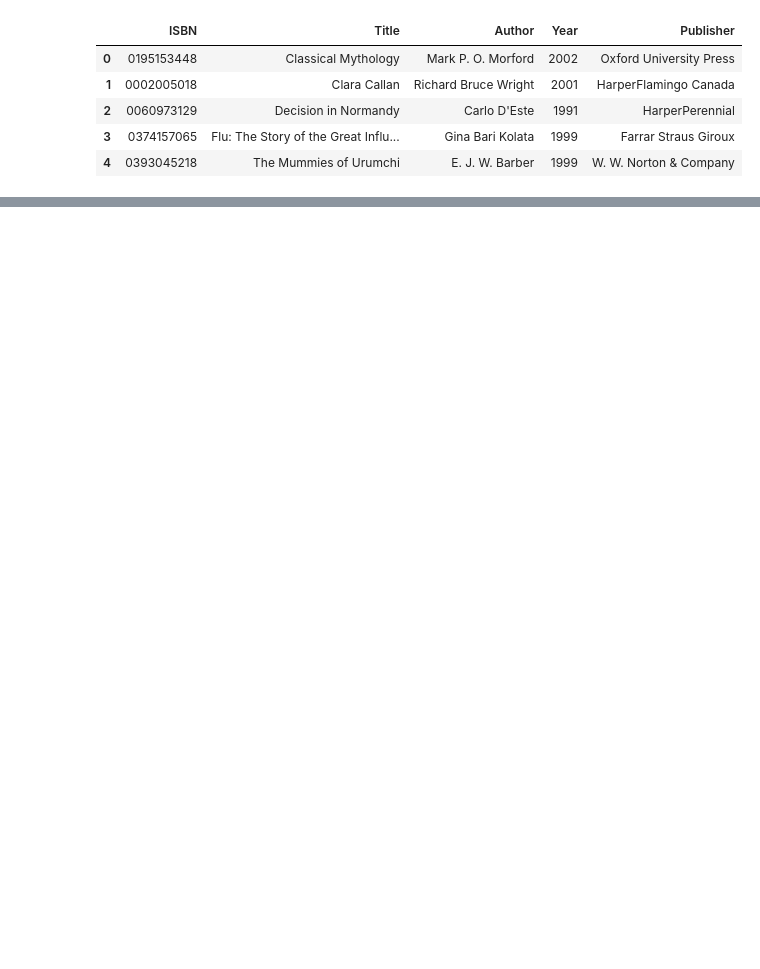
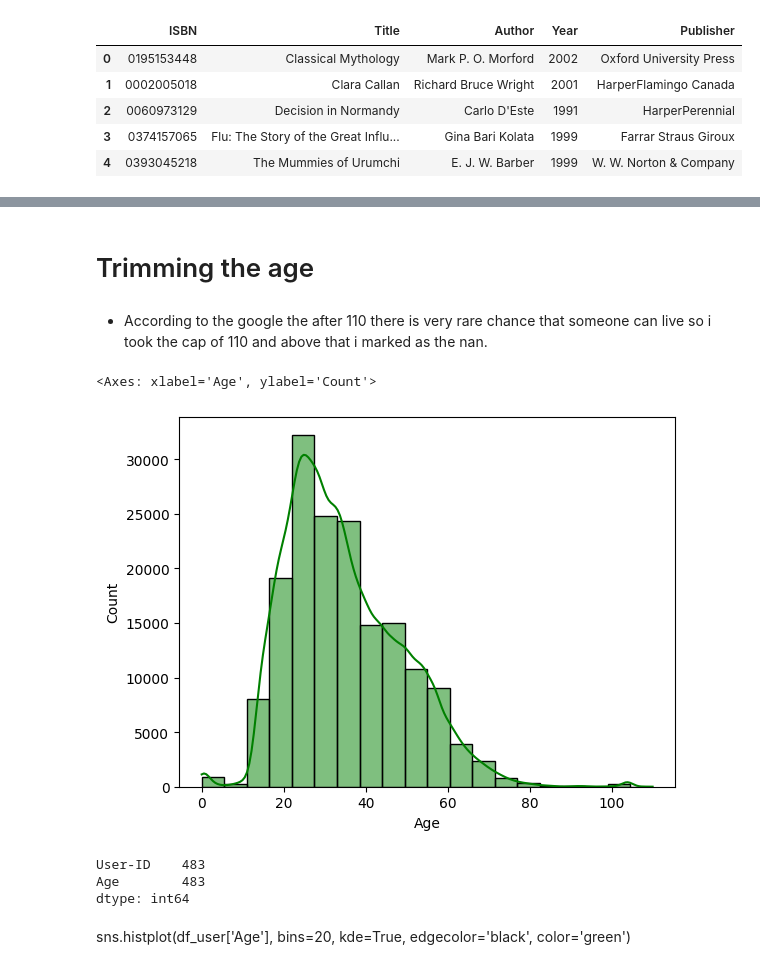
Before and after one commit to ak12thwonder/Multi_domain_Recommendation, a Jupyter notebook: notebooks/book_cleaning.ipynb, the cells around one changed output, grey strips where cells are left out. Saved outputs shown, nothing was run; the diff lists cells and outputs as text; code cells hidden in the pictures; blank space fills up the shorter version.

```diff
--- a/notebooks/book_cleaning.ipynb
+++ b/notebooks/book_cleaning.ipynb
@@ -115,0 +402,20 @@ df_book.head()
+# %% [markdown]
+# Trimming the age
+# %%
+# This line already modifies df_user directly
+df_user.loc[df_user['Age'] > 110, 'Age'] = np.nan
+# %% [markdown]
+- According to the google the after 110 there is very rare chance that someone can live so i took the cap of 110 and above that i marked as the nan.
+# %%
+sns.histplot(df_user['Age'], bins=20, kde=True, edgecolor='black', color='green')
+# %% [output]
+<Axes: xlabel='Age', ylabel='Count'>
+[figure, added]
+# %%
+df_user[(df_user['Age'] >= 1) & (df_user['Age'] <= 5)].count()
+# %% [output]
+User-ID    483
+Age        483
+dtype: int64
+# %% [markdown]
+sns.histplot(df_user['Age'], bins=20, kde=True, edgecolor='black', color='green')
```
Also changed, not shown: parts of 54 cells of this notebook, 12 other files.
